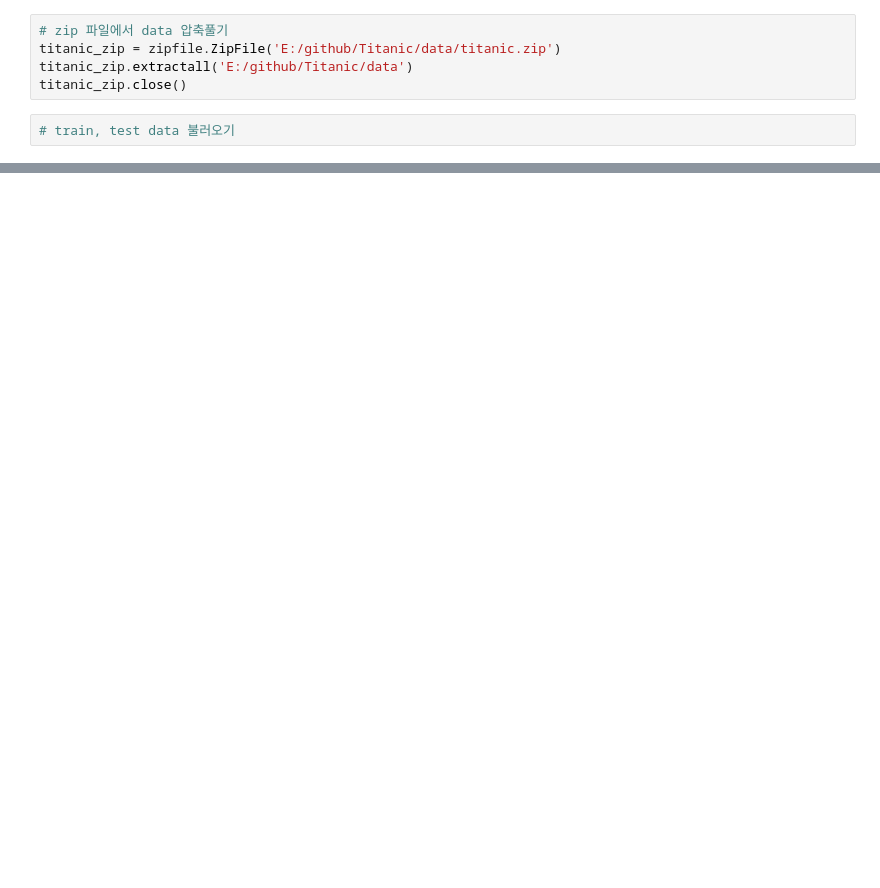
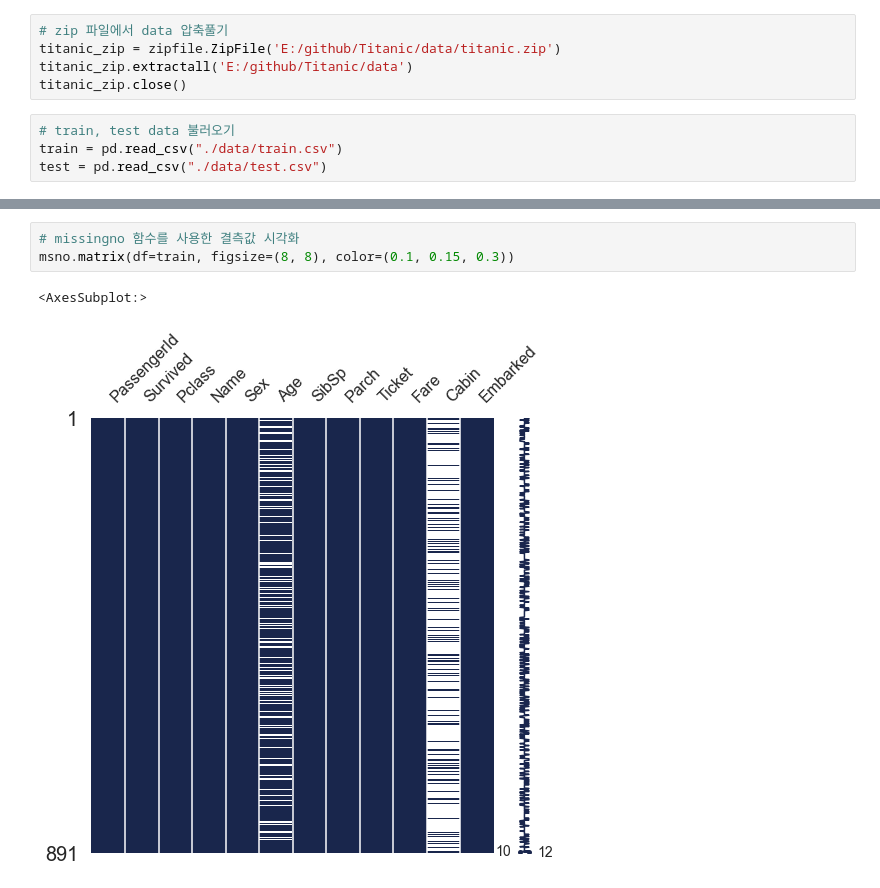
Before and after one commit to Jay-Jun123/Kaggle, a Jupyter notebook: copycode.ipynb, the cells around one changed output, grey strips where cells are left out. Saved outputs shown, nothing was run; the diff lists cells and outputs as text; blank space fills up the shorter version.

```diff
--- a/copycode.ipynb
+++ b/copycode.ipynb
@@ -35,3 +43,5 @@ titanic_zip.extractall('E:/github/Titanic/data')
 titanic_zip.close()
 # %%
 # train, test data 불러오기
+train = pd.read_csv("./data/train.csv")
+test = pd.read_csv("./data/test.csv")
@@ -44,0 +183,6 @@ with zipfile.ZipFile(path_to_zip_file, 'r') as zip_ref:
+# %%
+# missingno 함수를 사용한 결측값 시각화
+msno.matrix(df=train, figsize=(8, 8), color=(0.1, 0.15, 0.3))
+# %% [output]
+<AxesSubplot:>
+[figure, added]
```
Also changed, not shown: parts of 23 cells of this notebook.
